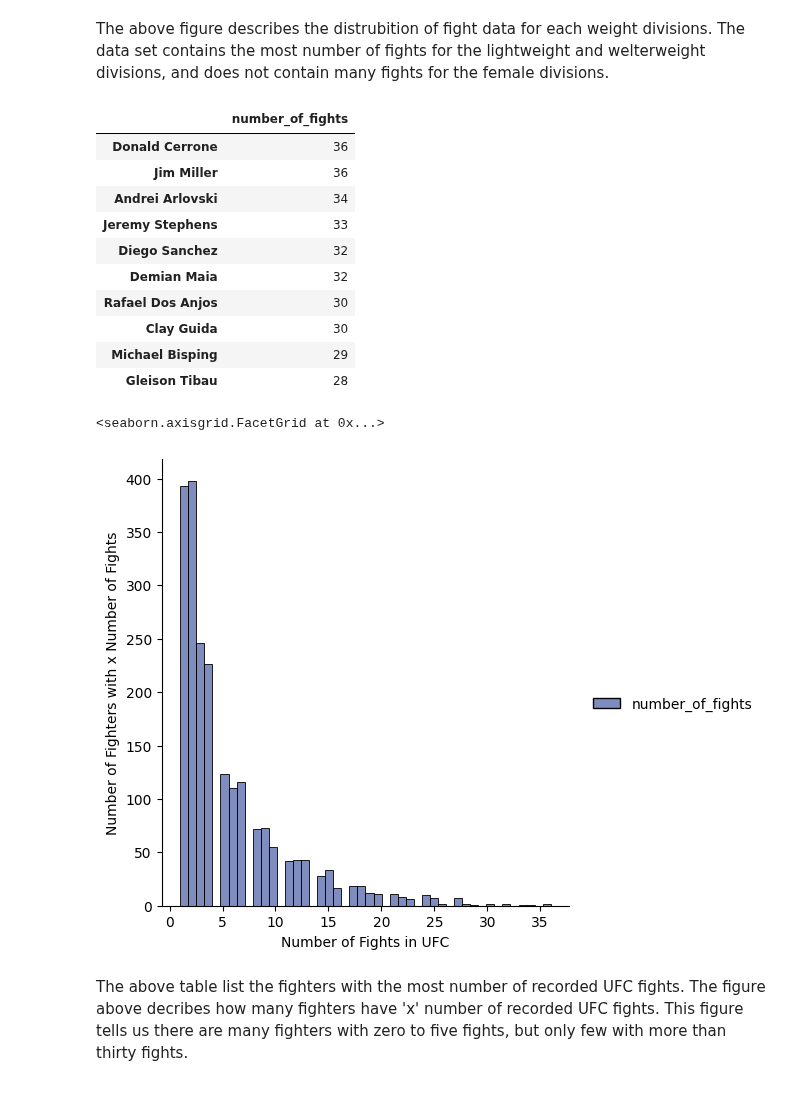
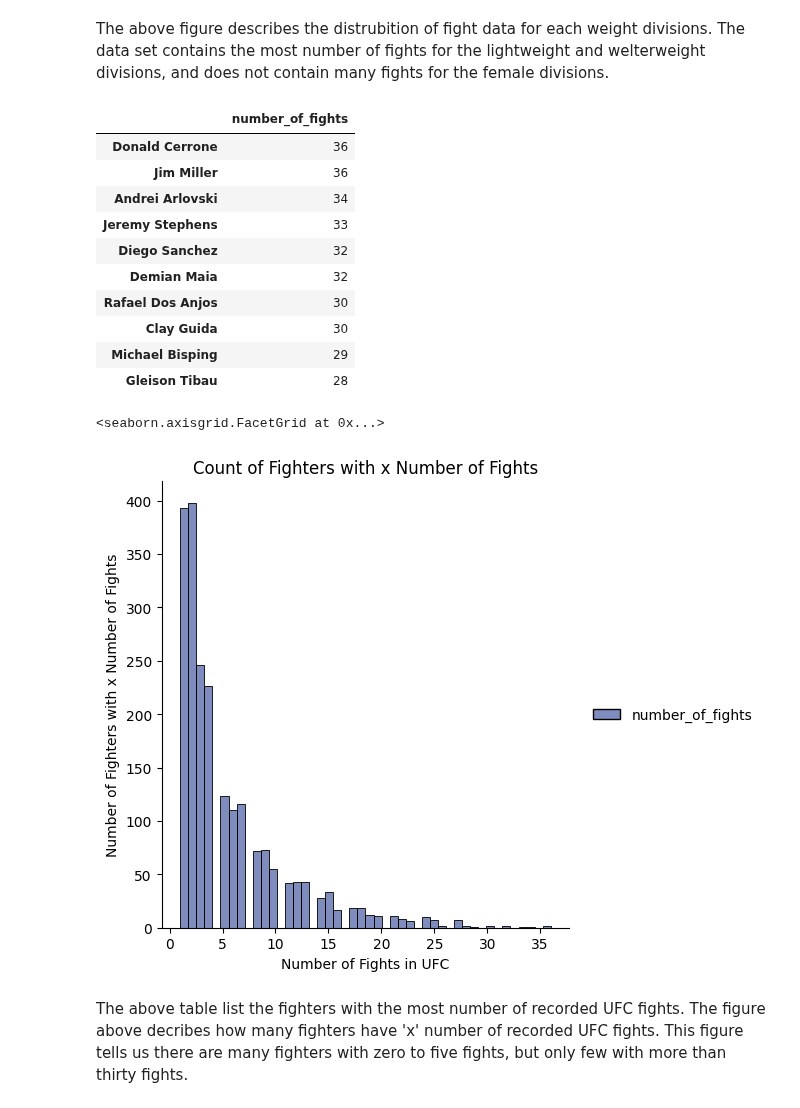
Before and after one commit to ubco-W2022T1-cosc301/project-group20, a Jupyter notebook: notebooks/analysis1.ipynb, the cells around one changed output. Cells and saved outputs as stored; diff of their text form; code cells hidden in the pictures.

Commit message:
inserted graph title

```diff
--- a/notebooks/analysis1.ipynb
+++ b/notebooks/analysis1.ipynb
@@ -144,32 +144,33 @@ The above figure describes the distrubition of fight data for each weight divisi
 # %%
 # find how many fights the ufc fighters have according to this dataset
 fighters = pd.concat([df['R_fighter'],df['B_fighter']],axis = 0) # stack the red and blue fighter columns
 x = fighters.value_counts() # count the number of recorded fights for each fighter
 
 fights = pd.DataFrame(x).rename(columns={0:'number_of_fights'})
 
 display(fights.head(10))
 
 ax = sns.displot(data=fights,palette = 'dark')
 
 ax.set(
+    title = 'Count of Fighters with x Number of Fights',
     xlabel = 'Number of Fights in UFC',
     ylabel = 'Number of Fighters with x Number of Fights'
 )
 # %% [output]
 |  | number_of_fights |
 | Donald Cerrone | 36 |
 | Jim Miller | 36 |
 | Andrei Arlovski | 34 |
 | Jeremy Stephens | 33 |
 | Diego Sanchez | 32 |
 | Demian Maia | 32 |
 | Rafael Dos Anjos | 30 |
 | Clay Guida | 30 |
 | Michael Bisping | 29 |
 | Gleison Tibau | 28 |
 <seaborn.axisgrid.FacetGrid at 0x...>
-[figure, old version]
+[figure, new version]
 # %% [markdown]
 The above table list the fighters with the most number of recorded UFC fights. The figure above decribes how many fighters have 'x' number of recorded UFC fights. This figure tells us there are many fighters with zero to five fights, but only few with more than thirty fights.
 # %%
```
